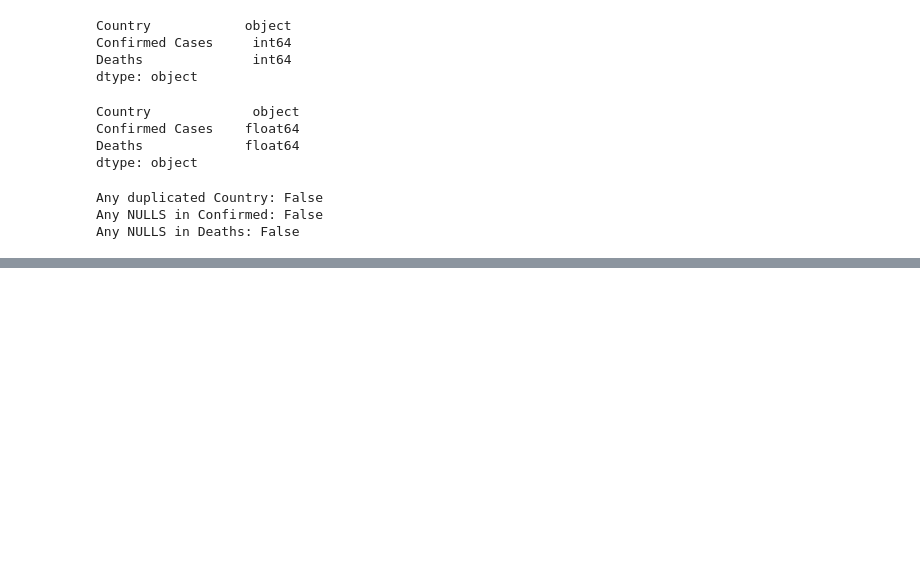
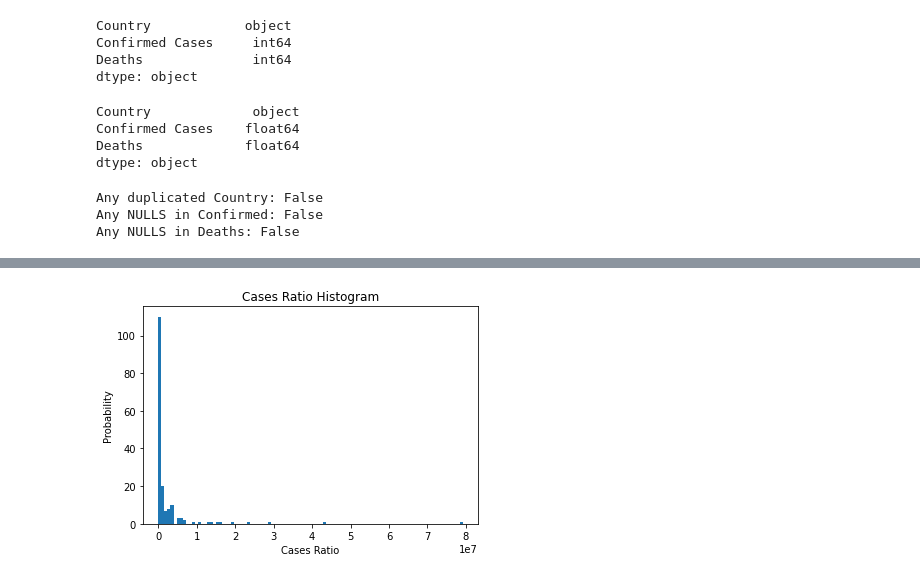
Before and after one commit to atabbalat/DSC540, a Jupyter notebook: Term Project/Term_Project_AbedTabbalat.ipynb, the cells around one changed output, grey strips where cells are left out. Saved outputs shown, nothing was run; the diff lists cells and outputs as text; code cells hidden in the pictures; blank space fills up the shorter version.

```diff
--- a/Term Project/Term_Project_AbedTabbalat.ipynb
+++ b/Term Project/Term_Project_AbedTabbalat.ipynb
@@ -474,0 +686,9 @@ df_api
+# %%
+# Histogram on the Cases Confirmed, will use entire dataset
+plt.hist(df_comb['Confirmed Cases'], density=False, bins=100)
+plt.ylabel('Probability')
+plt.xlabel('Cases Ratio')
+plt.title("Cases Ratio Histogram")
+plt.show()
+# %% [output]
+[figure, added]
```
Also changed, not shown: parts of 22 cells of this notebook, 5 other files.
